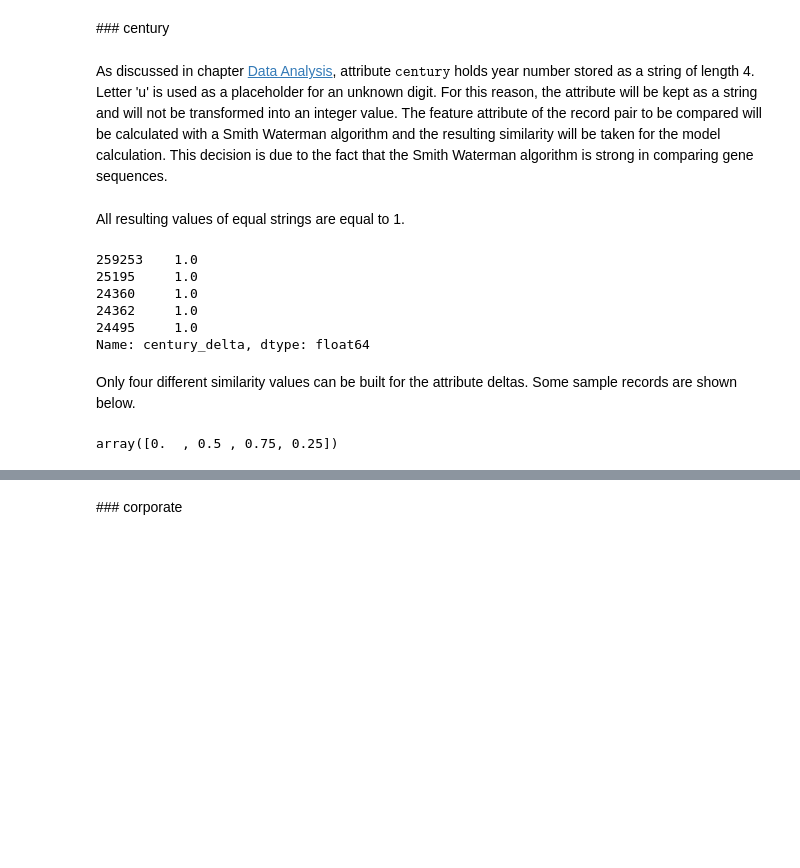
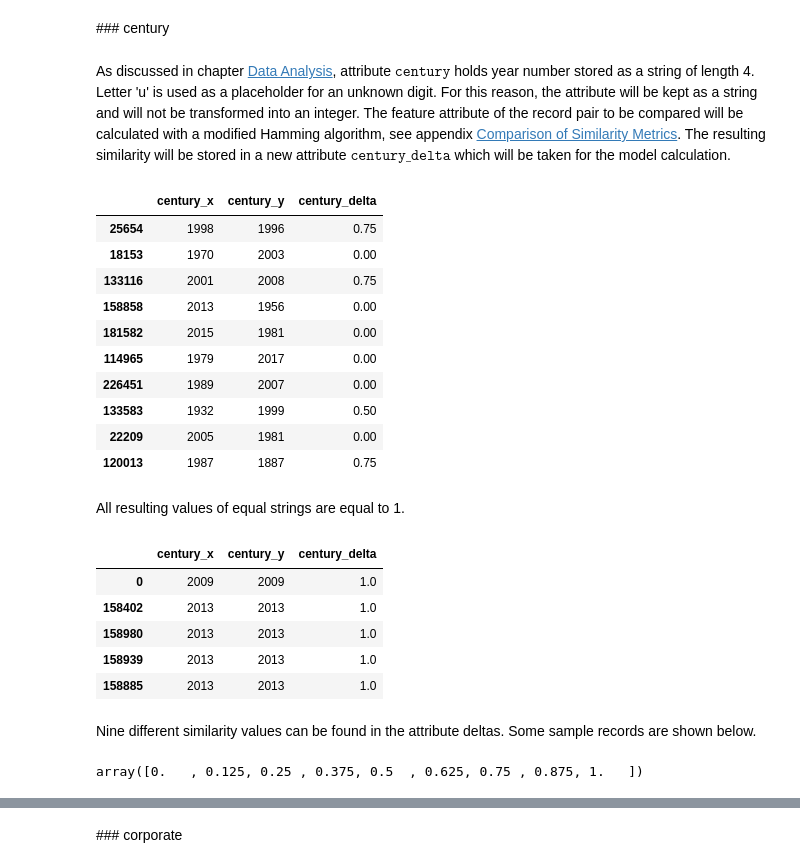
Before and after one commit to swissbib/clustering_metadata, a Jupyter notebook: 3_FeatureMatrixGeneration.ipynb, the cells around one changed output, grey strips where cells are left out. Saved outputs shown, nothing was run; the diff lists cells and outputs as text; code cells hidden in the pictures; blank space fills up the shorter version.

```diff
--- a/3_FeatureMatrixGeneration.ipynb
+++ b/3_FeatureMatrixGeneration.ipynb
@@ -94,4 +121,4 @@ import data_preparation_funcs as dpf
 # %% [markdown]
 ### century
 # %% [markdown]
-As discussed in chapter [Data Analysis](./1_DataAnalysis.ipynb), attribute $\texttt{century}$ holds year number stored as a string of length 4. Letter 'u' is used as a placeholder for an unknown digit. For this reason, the attribute will be kept as a string and will not be transformed into an integer value. The feature attribute of the record pair to be compared will be calculated with a Smith Waterman algorithm and the resulting similarity will be taken for the model calculation. This decision is due to the fact that the Smith Waterman algorithm is strong in comparing gene sequences.
+As discussed in chapter [Data Analysis](./1_DataAnalysis.ipynb), attribute $\texttt{century}$ holds year number stored as a string of length 4. Letter 'u' is used as a placeholder for an unknown digit. For this reason, the attribute will be kept as a string and will not be transformed into an integer. The feature attribute of the record pair to be compared will be calculated with a modified Hamming algorithm, see appendix [Comparison of Similarity Metrics](./B_CompareSimilarities.ipynb). The resulting similarity will be stored in a new attribute $\texttt{century}\_\texttt{delta}$ which will be taken for the model calculation.
@@ -101,22 +141,37 @@ df_feature_base = dpf.build_delta_feature(df_feature_base, 'century', century_al
+# %%
+df_feature_base[['century_x', 'century_y', 'century_delta']].sample(n=10)
+# %% [output]
+|  | century_x | century_y | century_delta |
+| 25654 | 1998 | 1996 | 0.75 |
+| 18153 | 1970 | 2003 | 0.00 |
+| 133116 | 2001 | 2008 | 0.75 |
+| 158858 | 2013 | 1956 | 0.00 |
+| 181582 | 2015 | 1981 | 0.00 |
+| 114965 | 1979 | 2017 | 0.00 |
+| 226451 | 1989 | 2007 | 0.00 |
+| 133583 | 1932 | 1999 | 0.50 |
+| 22209 | 2005 | 1981 | 0.00 |
+| 120013 | 1987 | 1887 | 0.75 |
 # %% [markdown]
 All resulting values of equal strings are equal to 1.
 # %%
-df_feature_base.century_delta[
+df_feature_base[['century_x', 'century_y', 'century_delta']][
     df_feature_base.century_x == df_feature_base.century_y
-].sort_values(ascending=False).head()
+].sort_values('century_delta', ascending=False).head()
 # %% [output]
-259253    1.0
-25195     1.0
-24360     1.0
-24362     1.0
-24495     1.0
-Name: century_delta, dtype: float64
+|  | century_x | century_y | century_delta |
+| 0 | 2009 | 2009 | 1.0 |
+| 158402 | 2013 | 2013 | 1.0 |
+| 158980 | 2013 | 2013 | 1.0 |
+| 158939 | 2013 | 2013 | 1.0 |
+| 158885 | 2013 | 2013 | 1.0 |
 # %% [markdown]
-Only four different similarity values can be built for the attribute deltas. Some sample records are shown below.
+Nine different similarity values can be found in the attribute deltas. Some sample records are shown below.
-# %%
-df_feature_base.century_delta[
-    df_feature_base.century_x != df_feature_base.century_y
-].unique()
-# %% [output]
-array([0.  , 0.5 , 0.75, 0.25])
+# %%
+import numpy as np
+
+century_deltas = np.sort(df_feature_base.century_delta.unique())
+century_deltas
+# %% [output]
+array([0.   , 0.125, 0.25 , 0.375, 0.5  , 0.625, 0.75 , 0.875, 1.   ])
 # %%
```
Also changed, not shown: parts of 27 cells of this notebook, 21 other files.
